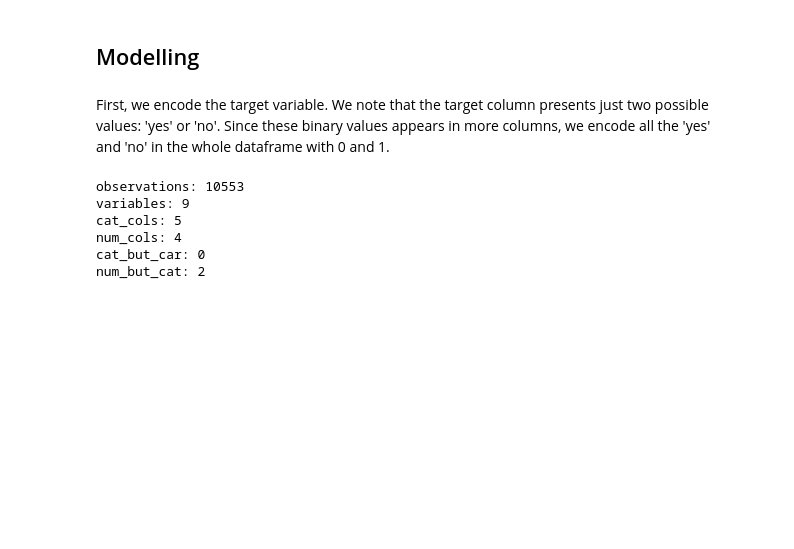
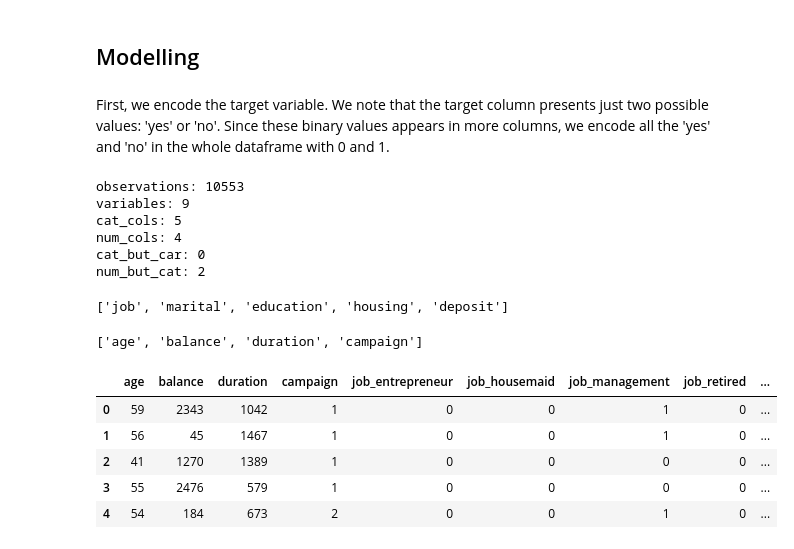
Before and after one commit to masete/Bank-Credit-Analysis, a Jupyter notebook: eda.ipynb, the cells around one changed output. Saved outputs shown, nothing was run; the diff lists cells and outputs as text; code cells hidden in the pictures; blank space fills up the shorter version.

```diff
--- a/eda.ipynb
+++ b/eda.ipynb
@@ -667,3 +667,26 @@ cat_cols: 5
 num_cols: 4
 cat_but_car: 0
 num_but_cat: 2
+# %%
+cat_cols
+# %% [output]
+['job', 'marital', 'education', 'housing', 'deposit']
+# %%
+num_cols
+# %% [output]
+['age', 'balance', 'duration', 'campaign']
+# %%
+def one_hot_encoder(dataframe, categorical_cols, drop_first=False):
+    dataframe = pd.get_dummies(dataframe, columns=categorical_cols, drop_first=drop_first)
+    return dataframe
+
+df = one_hot_encoder(df, cat_cols, drop_first=True)
+# %%
+df.head()
+# %% [output]
+|  | age | balance | duration | campaign | job_entrepreneur | job_housemaid | job_management | job_retired | ... |
+| 0 | 59 | 2343 | 1042 | 1 | 0 | 0 | 1 | 0 | ... |
+| 1 | 56 | 45 | 1467 | 1 | 0 | 0 | 1 | 0 | ... |
+| 2 | 41 | 1270 | 1389 | 1 | 0 | 0 | 0 | 0 | ... |
+| 3 | 55 | 2476 | 579 | 1 | 0 | 0 | 0 | 0 | ... |
+| 4 | 54 | 184 | 673 | 2 | 0 | 0 | 1 | 0 | ... |
```
